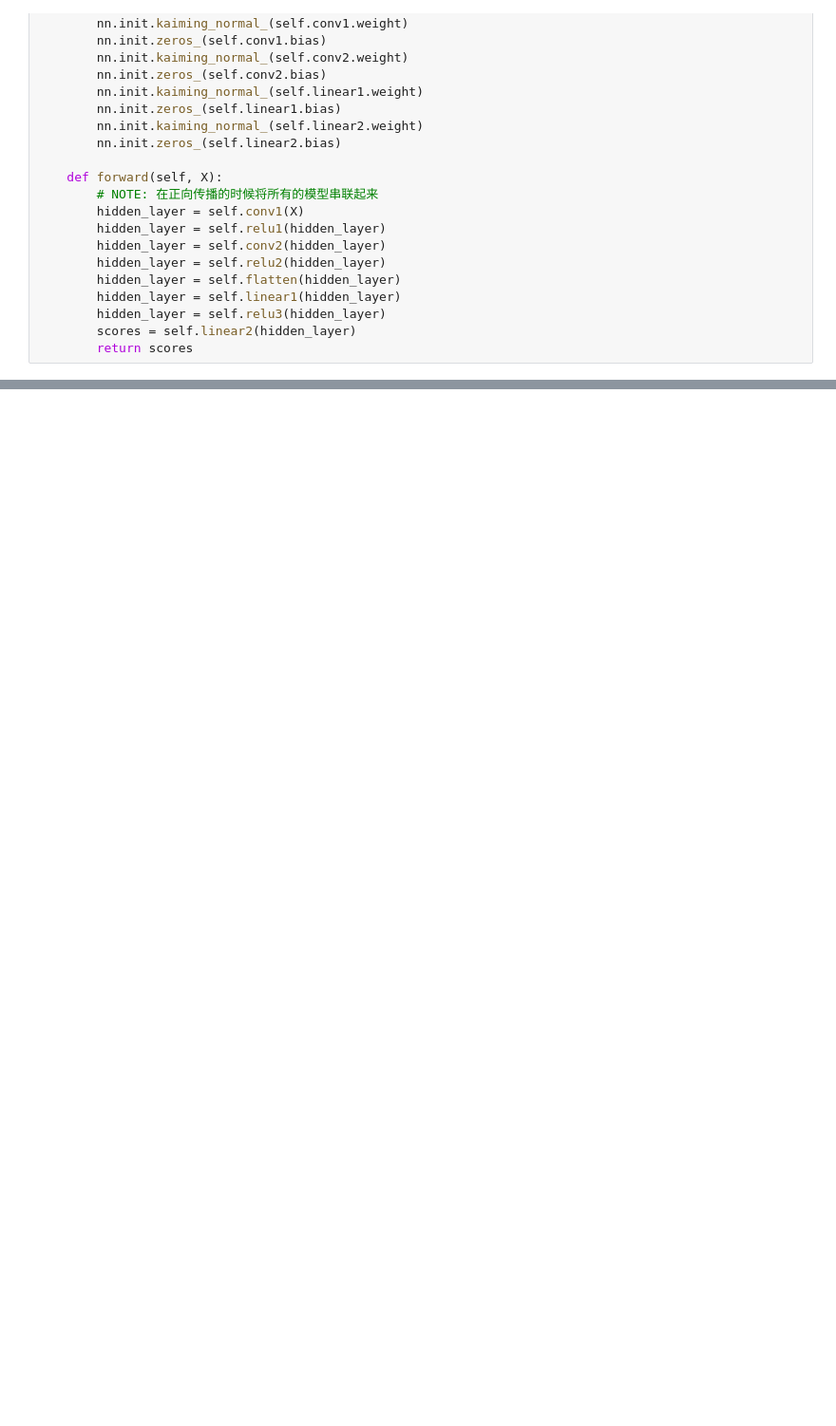
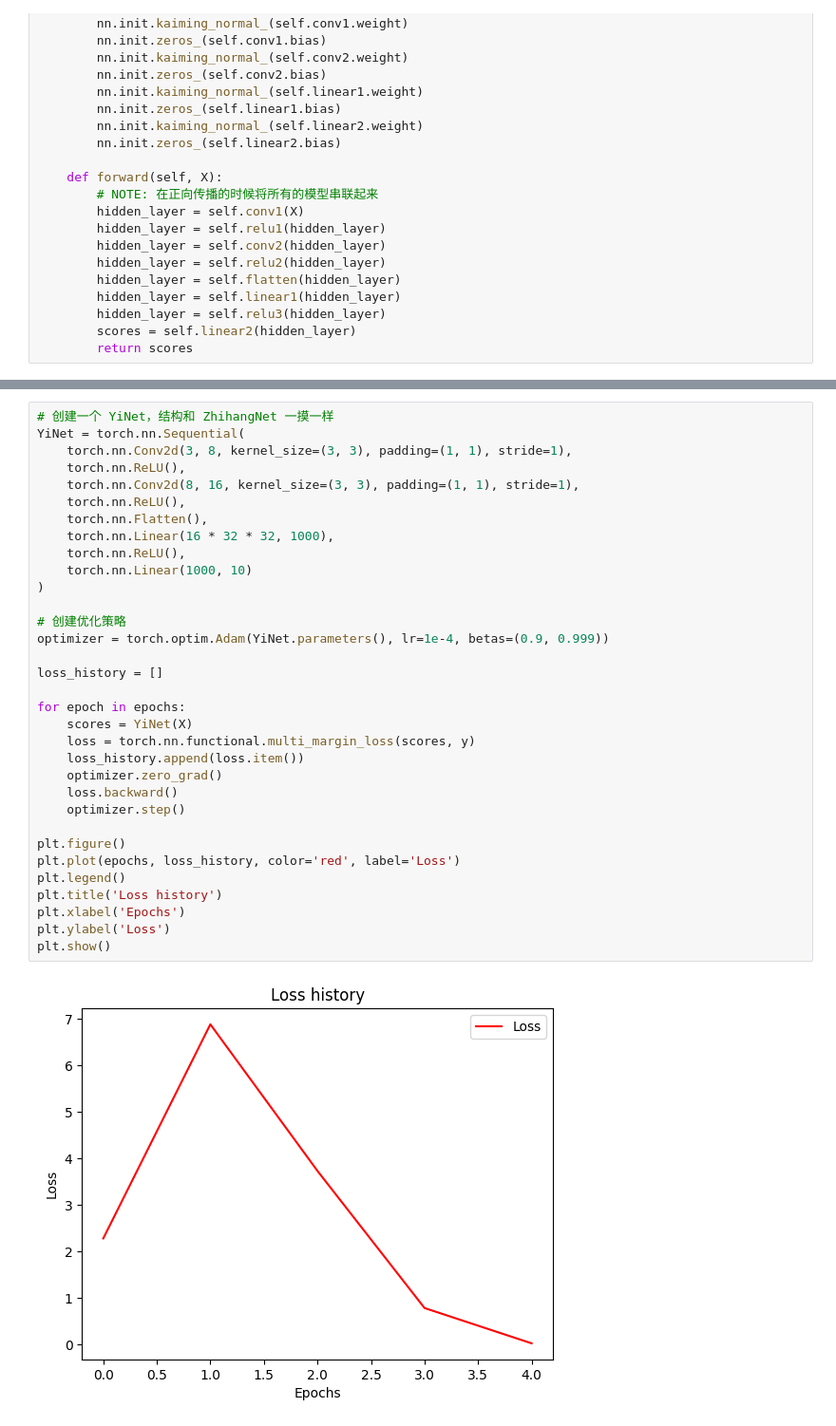
Before and after one commit to yzhbradoodrrpurp/EECS498, a Jupyter notebook: Notes/015PyTorchModules.ipynb, the cells around one changed output, grey strips where cells are left out. Shown at 95% size. Cells and saved outputs as stored; diff of their text form; blank space fills up the shorter version.

```diff
--- a/Notes/015PyTorchModules.ipynb
+++ b/Notes/015PyTorchModules.ipynb
@@ -185,0 +238,35 @@ class ZhihangNet(torch.nn.Module):
+# %%
+# 创建一个 YiNet，结构和 ZhihangNet 一摸一样
+YiNet = torch.nn.Sequential(
+    torch.nn.Conv2d(3, 8, kernel_size=(3, 3), padding=(1, 1), stride=1),
+    torch.nn.ReLU(),
+    torch.nn.Conv2d(8, 16, kernel_size=(3, 3), padding=(1, 1), stride=1),
+    torch.nn.ReLU(),
+    torch.nn.Flatten(),
+    torch.nn.Linear(16 * 32 * 32, 1000),
+    torch.nn.ReLU(),
+    torch.nn.Linear(1000, 10)
+)
+
+# 创建优化策略
+optimizer = torch.optim.Adam(YiNet.parameters(), lr=1e-4, betas=(0.9, 0.999))
+
+loss_history = []
+
+for epoch in epochs:
+    scores = YiNet(X)
+    loss = torch.nn.functional.multi_margin_loss(scores, y)
+    loss_history.append(loss.item())
+    optimizer.zero_grad()
+    loss.backward()
+    optimizer.step()
+
+plt.figure()
+plt.plot(epochs, loss_history, color='red', label='Loss')
+plt.legend()
+plt.title('Loss history')
+plt.xlabel('Epochs')
+plt.ylabel('Loss')
+plt.show()
+# %% [output]
+[figure, added]
```
Also changed, not shown: parts of 6 cells of this notebook, 1 other file.
